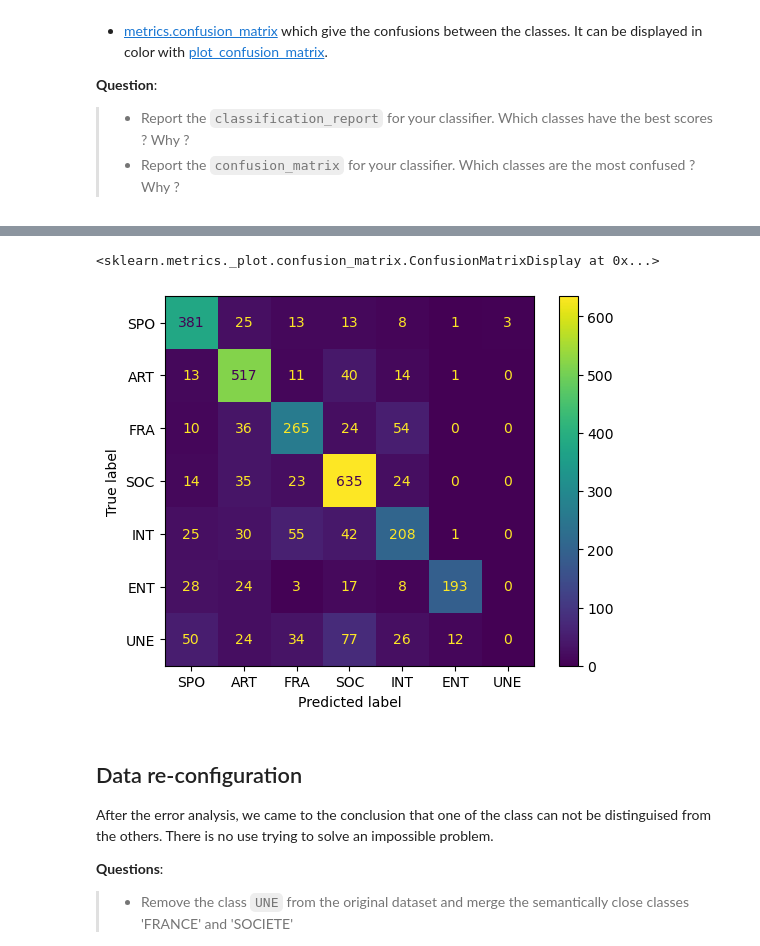
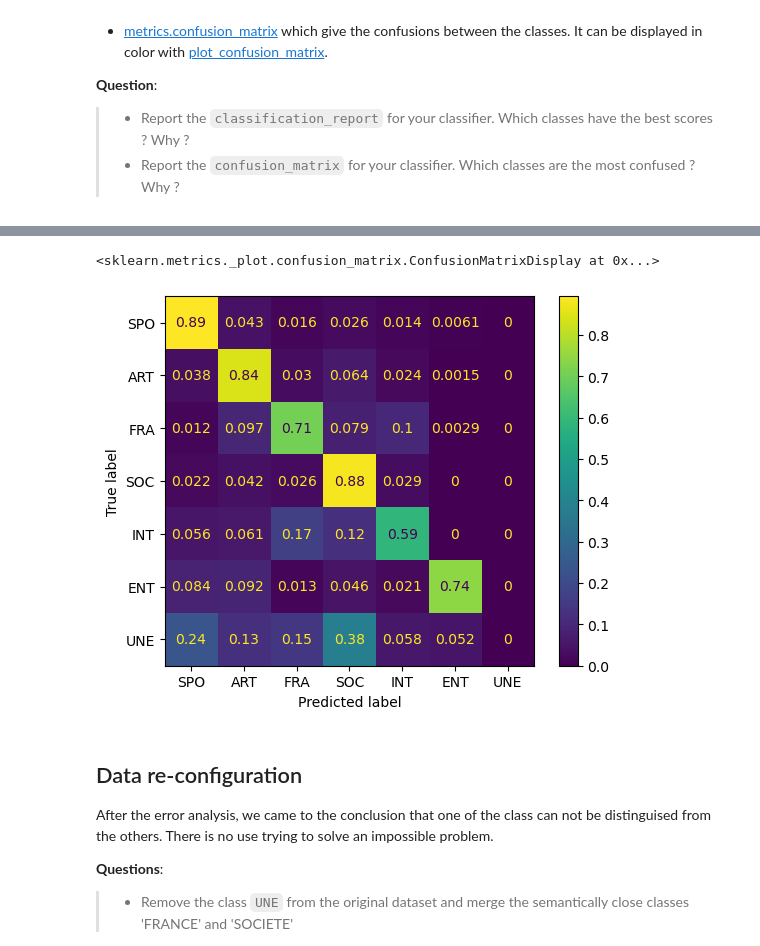
Before and after one commit to AminaManseur29/nlp-lab-text-classification, a Jupyter notebook: TextClassification_LeMonde.ipynb, the cells around one changed output, grey strips where cells are left out. Cells and saved outputs as stored; diff of their text form; code cells hidden in the pictures.

```diff
--- a/TextClassification_LeMonde.ipynb
+++ b/TextClassification_LeMonde.ipynb
@@ -246,10 +259,10 @@ array(['ENT', 'ART', 'ART', ..., 'SOC', 'ART', 'ART'], dtype='<U3')
 # %%
 # Calcul de la matrice de confusion
-cm = confusion_matrix(y_test, y_pred)
+cm = confusion_matrix(y_test, y_pred, normalize='true')
 
 # Affichage de la matrice de confusion
 disp = ConfusionMatrixDisplay(confusion_matrix=cm, display_labels=articles_df.category.unique())
 disp.plot()
 # %% [output]
 <sklearn.metrics._plot.confusion_matrix.ConfusionMatrixDisplay at 0x...>
-[figure, old version]
+[figure, new version]
```
Also changed, not shown: parts of 16 cells of this notebook, 2 other files.
